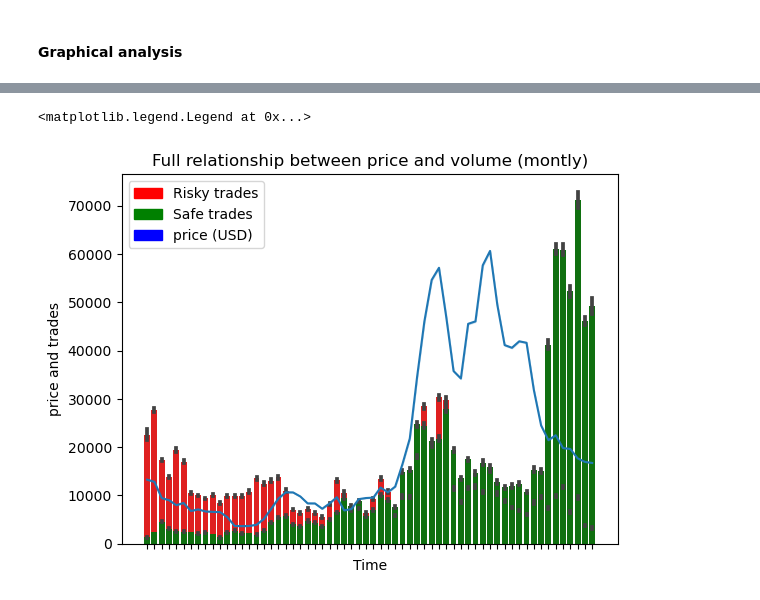
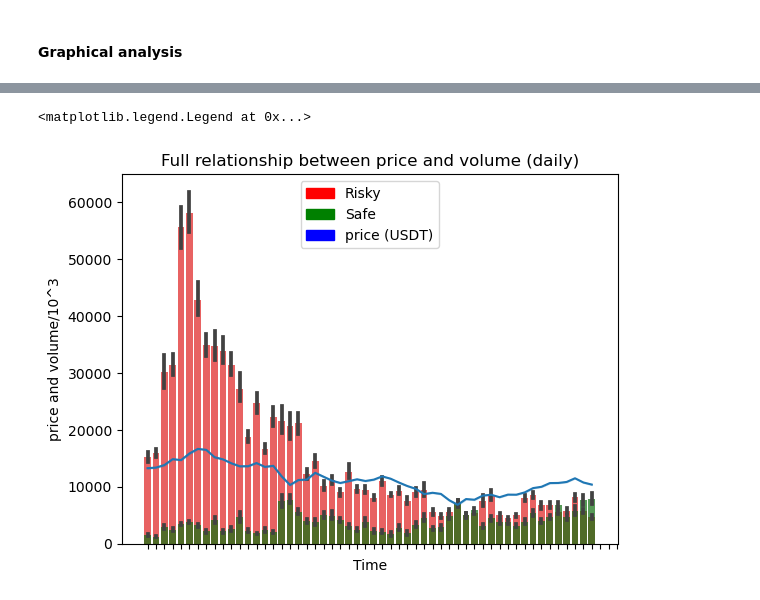
Before and after one commit to mickaelosvaldo1999/Exploring-LSTM-for-Bitcoin-Price-Prediction, a Jupyter notebook: BTC-Analysis.ipynb, the cells around one changed output, grey strips where cells are left out. Cells and saved outputs as stored; diff of their text form; code cells hidden in the pictures.

Commit message:
Model fix

```diff
--- a/BTC-Analysis.ipynb
+++ b/BTC-Analysis.ipynb
@@ -5,16 +5,31 @@ display(HTML("<style>.container { width:100% !important; }</style>"))
 # %% [markdown]
 #### Libs section
 # %%
-
+#Data libraries
 import pandas as pd
 import numpy as np
+
+#Graph libraries
 import matplotlib.pyplot as plt
 import matplotlib.patches as mpatches
-red_patch = mpatches.Patch(color='red', label='Risky trades')
-green_patch = mpatches.Patch(color='green', label='Safe trades')
-blue_patch = mpatches.Patch(color='blue', label='price (USD)')
+red_patch = mpatches.Patch(color='red', label='Risky')
+green_patch = mpatches.Patch(color='green', label='Safe')
+blue_patch = mpatches.Patch(color='blue', label='price (USDT)')
+import seaborn as sns
 
-import matplotlib.ticker as mticker
+#Preprocessing libraries
+from sklearn import preprocessing
+from sklearn.model_selection import train_test_split
+from sklearn.metrics import confusion_matrix
+from sklearn.preprocessing import MinMaxScaler
+from sklearn import metrics
 
+#LSTM libraries
+#import tensorrt
+import tensorflow.keras
+from tensorflow.keras.models import Model, load_model
+from tensorflow.keras.layers import Input, LSTM, GRU, Bidirectional, Dense
 
-import seaborn as sns
+from tensorflow.keras.optimizers import Adam, Nadam, AdamW
+from tensorflow.keras.utils import plot_model
+from tensorflow.keras.callbacks import EarlyStopping, ModelCheckpoint
@@ -24,7 +50,4 @@ import seaborn as sns
 data = pd.read_csv("src/data.csv")
 
 #Convert timestamp to datetime format
-formattedTime = pd.to_datetime(data["timestamp"],unit='ms').dt.strftime('%B %Y',)
-formattedTimeInYears = pd.to_datetime(data["timestamp"],unit='ms').dt.strftime('%Y',)
-print(len(formattedTime))
-print(len(formattedTimeInYears))
+formattedTime = pd.to_datetime(data["timestamp"],unit='ms').dt.strftime("%d %m",)
@@ -33,0 +56,3 @@ print(len(formattedTimeInYears))
+# %%
+#EXCLUIR
+data = data.head(5000)
@@ -60,11 +91,11 @@ ax.legend(handles=[red_patch,green_patch])
 # %%
 ax=plt.subplots()
-ax=sns.barplot(x=formattedTime, y=data["tradesRisky"], color="red")
-ax=sns.barplot(x=formattedTime, y=data["tradesSafe"], color="green")
+ax=sns.barplot(x=formattedTime, y=data["volumeRisky"]/(10**3), color="red",alpha=0.7)
+ax=sns.barplot(x=formattedTime, y=data["volumeSafe"]/(10**3), color="green",alpha=0.7)
 ax = sns.lineplot(x=formattedTime, y=data["price"])
-ax.set(title='Full relationship between price and volume (montly)', xlabel='Time', ylabel='price and trades',xticklabels=[])
+ax.set(title='Full relationship between price and volume (daily)', xlabel='Time', ylabel='price and volume/10^3',xticklabels=[])
 ax.legend(handles=[red_patch,green_patch,blue_patch])
 # %% [output]
 <matplotlib.legend.Legend at 0x...>
-[figure, old version]
+[figure, new version]
 # %%
```
Also changed, not shown: parts of 36 cells of this notebook, 10 other files.
